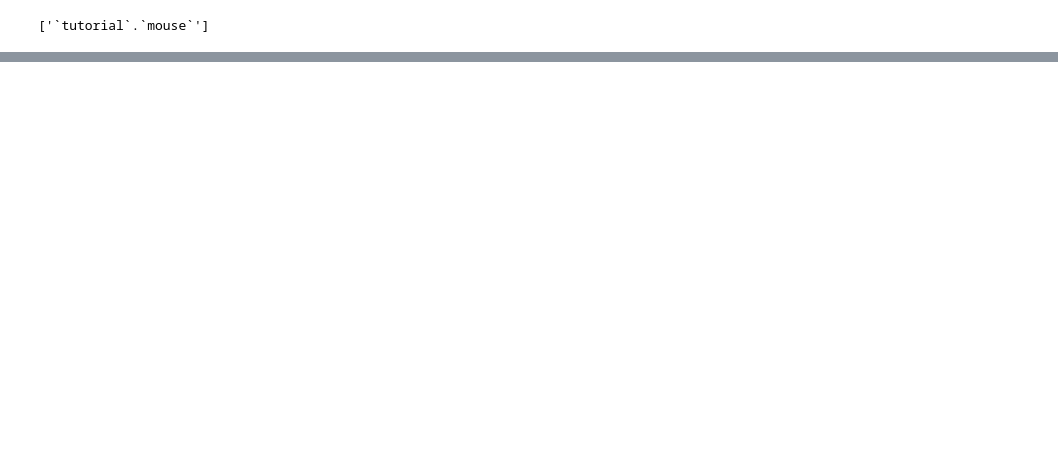
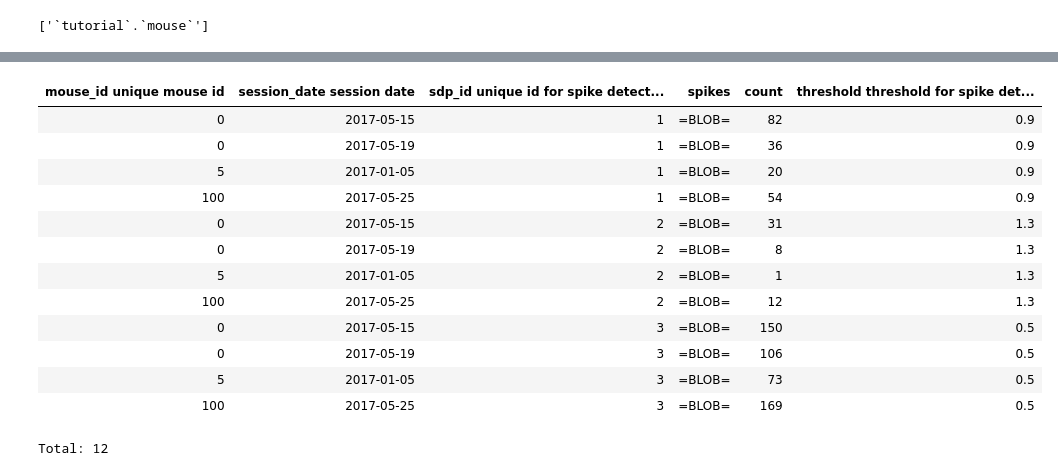
Before and after one commit to Ahmedjjj/onboarding-mathis, a Jupyter notebook: notebooks/tutorial.ipynb, the cells around one changed output, grey strips where cells are left out. Cells and saved outputs as stored; diff of their text form; code cells hidden in the pictures; blank space fills up the shorter version.

```diff
--- a/notebooks/tutorial.ipynb
+++ b/notebooks/tutorial.ipynb
@@ -425,0 +520,23 @@ class Session(dj.Manual):
+# %%
+@schema
+class Spikes(dj.Computed):
+    definition = """
+    -> Neuron
+    -> SpikeDetectionParam
+    ---
+    spikes: longblob
+    count: int
+    """
+    # make_tuples will be called for every combination of neuron x threshold
+    def _make_tuples(self, key):
+        activity = (Neuron() & key).fetch1('activity') # even if key has extra items, they are ignored
+        threshold = (SpikeDetectionParam() & key).fetch1('threshold') # even if key has extra items, they are ignored
+
+        spikes = np.zeros(activity.shape)
+        spikes[activity > threshold] = 1
+        key['spikes'] = spikes
+        key['count'] = spikes.sum()
+
+        self.insert1(key)
+# %%
+spikes = Spikes()
@@ -425,0 +550,3 @@ class Session(dj.Manual):
+# %%
+sdp = SpikeDetectionParam()
+sdp
@@ -425,0 +556,2 @@ class Session(dj.Manual):
+# %%
+sdp.insert([(1,0.9), (2,1.3), (3, 0.5)])
@@ -425,0 +583,17 @@ class Session(dj.Manual):
+# %%
+spikes * sdp # together with the the threshold value
+# %% [output]
+| mouse_id unique mouse id | session_date session date | sdp_id unique id for spike detect... | spikes | count | threshold threshold for spike det... |
+| 0 | 2017-05-15 | 1 | =BLOB= | 82 | 0.9 |
+| 0 | 2017-05-19 | 1 | =BLOB= | 36 | 0.9 |
+| 5 | 2017-01-05 | 1 | =BLOB= | 20 | 0.9 |
+| 100 | 2017-05-25 | 1 | =BLOB= | 54 | 0.9 |
+| 0 | 2017-05-15 | 2 | =BLOB= | 31 | 1.3 |
+| 0 | 2017-05-19 | 2 | =BLOB= | 8 | 1.3 |
+| 5 | 2017-01-05 | 2 | =BLOB= | 1 | 1.3 |
+| 100 | 2017-05-25 | 2 | =BLOB= | 12 | 1.3 |
+| 0 | 2017-05-15 | 3 | =BLOB= | 150 | 0.5 |
+| 0 | 2017-05-19 | 3 | =BLOB= | 106 | 0.5 |
+| 5 | 2017-01-05 | 3 | =BLOB= | 73 | 0.5 |
+| 100 | 2017-05-25 | 3 | =BLOB= | 169 | 0.5 |
+Total: 12
```
Also changed, not shown: parts of 28 cells of this notebook.
